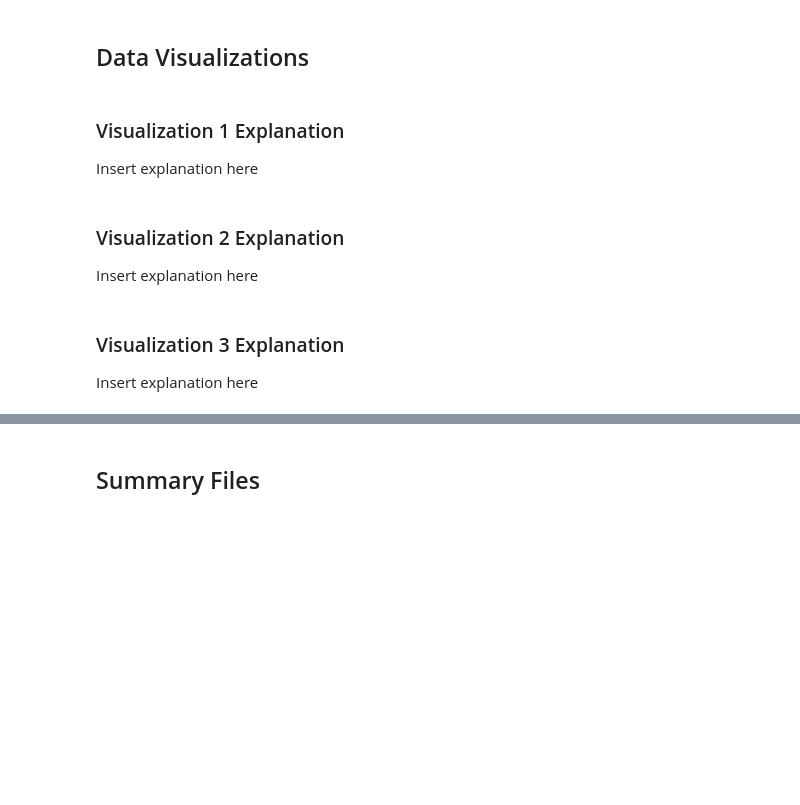
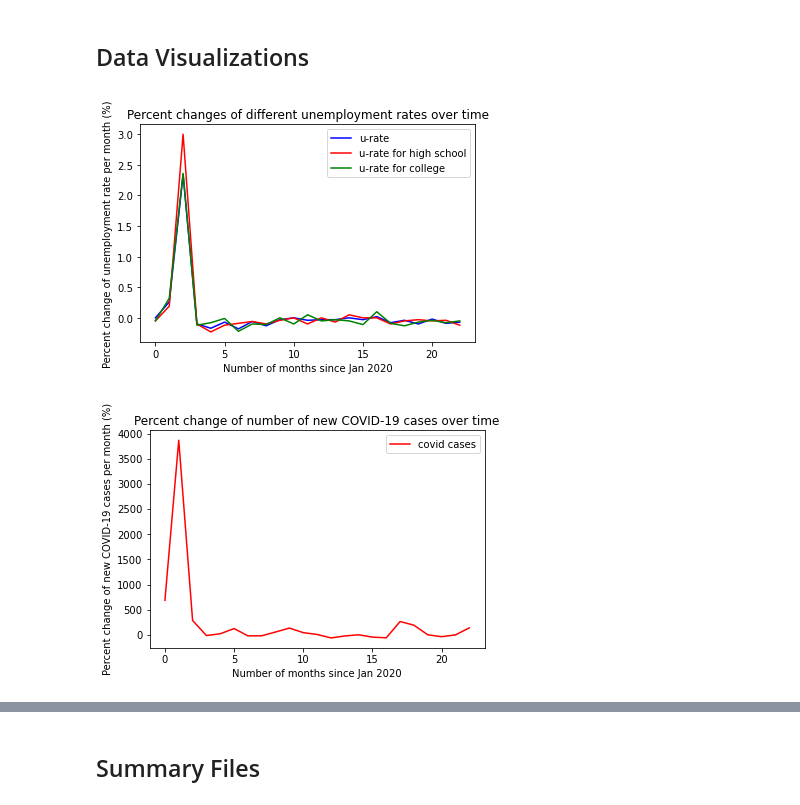
Before and after one commit to 0522kevin/CS-2316, a Jupyter notebook: Project/PhaseIII.ipynb, the cells around one changed output, grey strips where cells are left out. Cells and saved outputs as stored; diff of their text form; code cells hidden in the pictures; blank space fills up the shorter version.

```diff
--- a/Project/PhaseIII.ipynb
+++ b/Project/PhaseIII.ipynb
@@ -445,4 +545,0 @@ visual1()
-# %% [markdown]
-### Visualization 1 Explanation
-
-Insert explanation here
@@ -459,4 +545,0 @@ visual2()
-# %% [markdown]
-### Visualization 2 Explanation
-
-Insert explanation here
@@ -473,4 +546,52 @@ visual3()
-# %% [markdown]
-### Visualization 3 Explanation
-
-Insert explanation here
+# %%
+import csv
+import pandas as pd
+import matplotlib.pyplot as plt
+
+def visual1():
+    with open('COVID-pc.csv', 'r') as fin:
+        reader = csv.reader(fin)
+        reader = list(reader)[1:]
+        for each in reader:
+            each.pop(0)
+        covid = pd.DataFrame(reader)[1].values.tolist()
+        covid[1] = float(covid[1]) / 100
+
+    with open('U-pc.csv', 'r') as fin:
+        reader = csv.reader(fin)
+        reader = list(reader)[1:]
+        for each in reader:
+            each.pop(0)
+        u_rate = pd.DataFrame(reader)[1].values.tolist()
+
+    with open('U-highschool-pc.csv', 'r') as fin:
+        reader = csv.reader(fin)
+        reader = list(reader)[1:]
+        for each in reader:
+            each.pop(0)
+        u_rate_high = pd.DataFrame(reader)[1].values.tolist()
+
+    with open('U-college-pc.csv', 'r') as fin:
+        reader = csv.reader(fin)
+        reader = list(reader)[1:]
+        for each in reader:
+            each.pop(0)
+        u_rate_college = pd.DataFrame(reader)[1].values.tolist()
+
+    ax1 = plt.gca()
+    graph1 = pd.DataFrame({'tick': range(0, 23), 'u-rate': u_rate, 'u-rate for high school': u_rate_high, 'u-rate for college': u_rate_college})
+    graph2 = pd.DataFrame({'tick': range(0, 23), 'covid cases': covid})
+    graph1['u-rate'] = graph1['u-rate'].astype(float)
+    graph1['u-rate for high school'] = graph1['u-rate for high school'].astype(float)
+    graph1['u-rate for college'] = graph1['u-rate for college'].astype(float)
+    graph1.plot(kind = 'line', x = 'tick', y = 'u-rate', color = 'blue', ax = ax1, title = 'Percent changes of different unemployment rates over time')
+    graph1.plot(kind = 'line', x = 'tick', y = 'u-rate for high school', color = 'red', ax = ax1, ylabel = 'Percent change of unemployment rate per month (%)')
+    graph1.plot(kind = 'line', x = 'tick', y = 'u-rate for college', color = 'green', ax = ax1, xlabel = 'Number of months since Jan 2020')
+    graph2['covid cases'] = graph2['covid cases'].astype(float)
+    graph2.plot(kind = 'line', x = 'tick', y = 'covid cases', color = 'red', xlabel = 'Number of months since Jan 2020', ylabel = 'Percent change of new COVID-19 cases per month (%)', title = 'Percent change of number of new COVID-19 cases over time')
+
+############ Function Call ############
+visual1()
+# %% [output]
+[figure, added]
+[figure, added]
```
Also changed, not shown: parts of 35 cells of this notebook, 1 other file.
